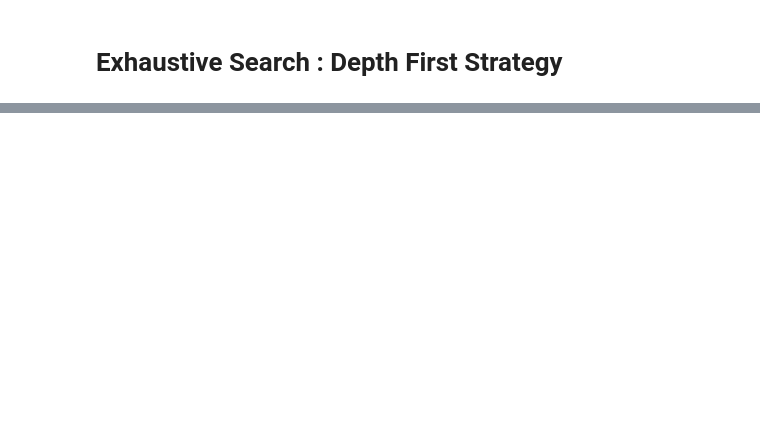
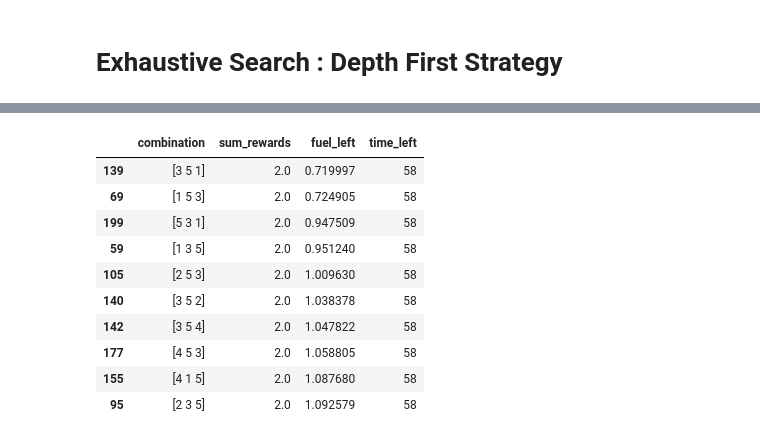
Before and after one commit to pnikitits/ADR_mission_planning, a Jupyter notebook: DFS.ipynb, the cells around one changed output, grey strips where cells are left out. Saved outputs shown, nothing was run; the diff lists cells and outputs as text; code cells hidden in the pictures; blank space fills up the shorter version.

```diff
--- a/DFS.ipynb
+++ b/DFS.ipynb
@@ -66,0 +131,19 @@ TypeError: env_init() missing 1 required positional argument: 'self'
+# %%
+df = df[df['sum_rewards'] == df['sum_rewards'].max()]
+# %%
+# sort df by fuel used and output the 10 first
+df = df.sort_values(by='fuel_left')
+# %%
+df.head(10)
+# %% [output]
+|  | combination | sum_rewards | fuel_left | time_left |
+| 139 | [3 5 1] | 2.0 | 0.719997 | 58 |
+| 69 | [1 5 3] | 2.0 | 0.724905 | 58 |
+| 199 | [5 3 1] | 2.0 | 0.947509 | 58 |
+| 59 | [1 3 5] | 2.0 | 0.951240 | 58 |
+| 105 | [2 5 3] | 2.0 | 1.009630 | 58 |
+| 140 | [3 5 2] | 2.0 | 1.038378 | 58 |
+| 142 | [3 5 4] | 2.0 | 1.047822 | 58 |
+| 177 | [4 5 3] | 2.0 | 1.058805 | 58 |
+| 155 | [4 1 5] | 2.0 | 1.087680 | 58 |
+| 95 | [2 3 5] | 2.0 | 1.092579 | 58 |
```
Also changed, not shown: parts of 11 cells of this notebook, 3 other files.
